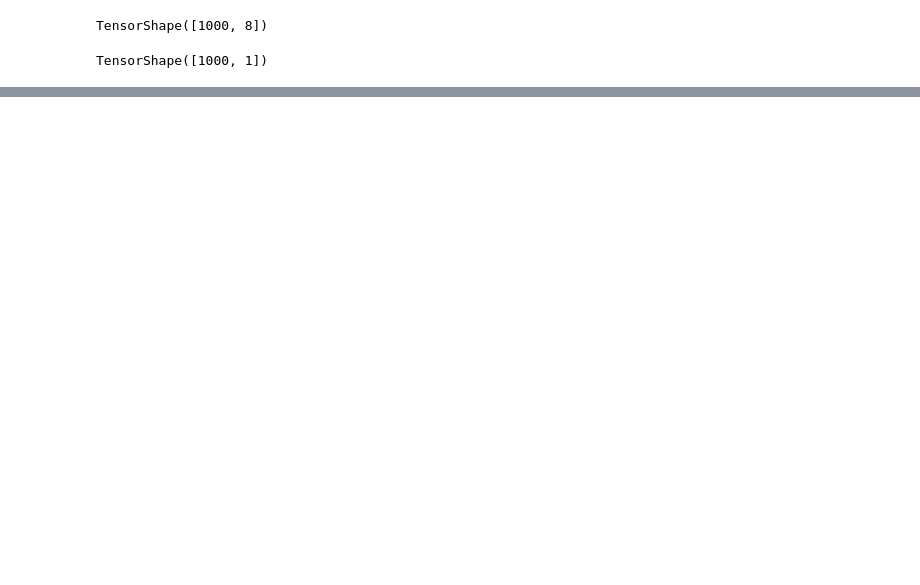
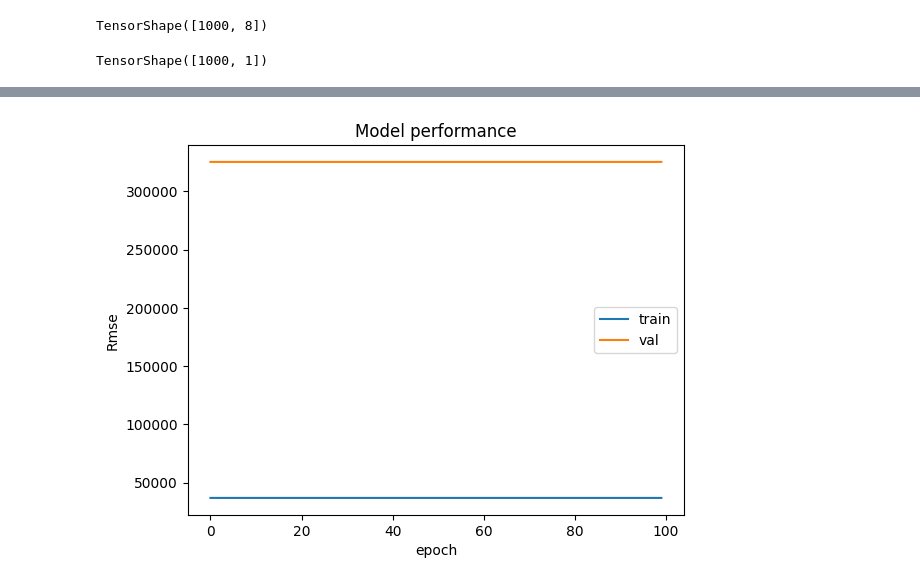
Before and after one commit to Azhar304/Image-Processing---Computer-Vision, a Jupyter notebook: second_hand_cars_price_prediction.ipynb, the cells around one changed output, grey strips where cells are left out. Saved outputs shown, nothing was run; the diff lists cells and outputs as text; code cells hidden in the pictures; blank space fills up the shorter version.

```diff
--- a/second_hand_cars_price_prediction.ipynb
+++ b/second_hand_cars_price_prediction.ipynb
@@ -109,0 +179,10 @@ array([[ 0.8374949 , -0.44664583, -0.70466214,  1.2072108 ,  1.065293  ,
+# %%
+plt.plot(history.history['root_mean_squared_error'])
+plt.plot(history.history['val_root_mean_squared_error'])
+plt.title('Model performance')
+plt.xlabel('epoch')
+plt.ylabel('Rmse')
+plt.legend(['train','val'])
+plt.show()
+# %% [output]
+[figure, added]
```
Also changed, not shown: parts of 15 cells of this notebook.
